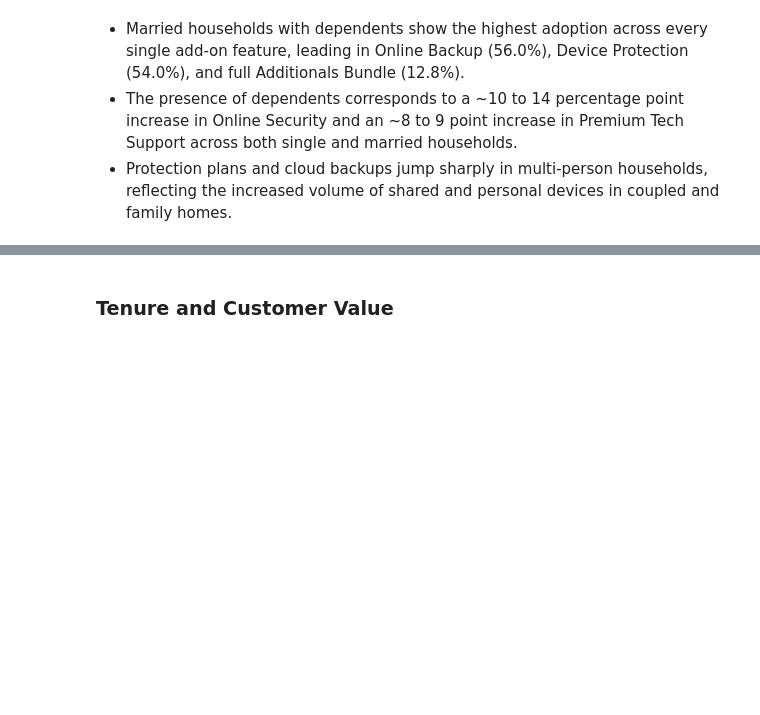
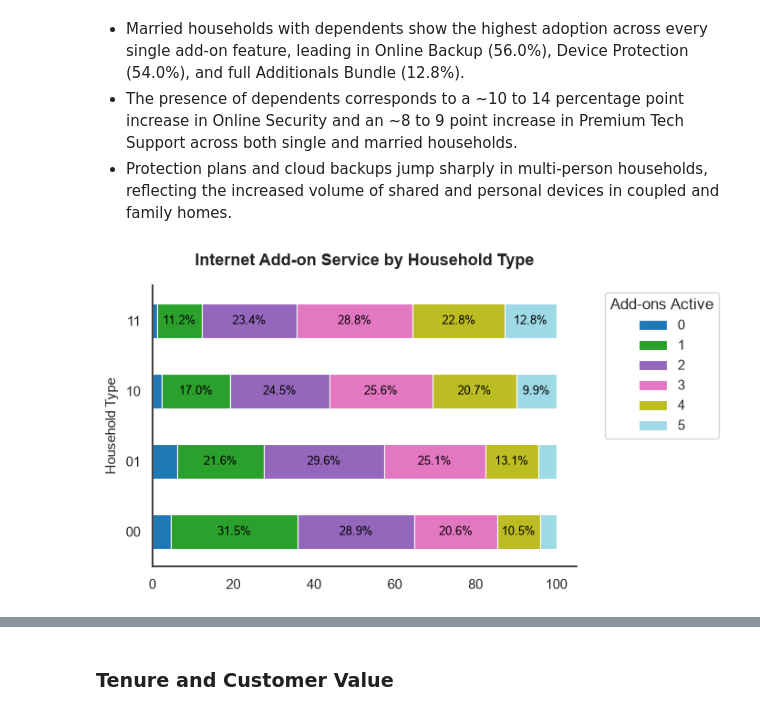
Before and after one commit to pendergataxel/telecom-customer-churn-analysis, a Jupyter notebook: notebooks/03_bivariate_and_churn_drivers.ipynb, the cells around one changed output, grey strips where cells are left out. Saved outputs shown, nothing was run; the diff lists cells and outputs as text; code cells hidden in the pictures; blank space fills up the shorter version.

```diff
--- a/notebooks/03_bivariate_and_churn_drivers.ipynb
+++ b/notebooks/03_bivariate_and_churn_drivers.ipynb
@@ -353,3 +364,52 @@ plt.xticks(rotation=45, ha='right');
 - Married households with dependents show the highest adoption across every single add-on feature, leading in Online Backup (56.0%), Device Protection (54.0%), and full Additionals Bundle (12.8%).
 - The presence of dependents corresponds to a ~10 to 14 percentage point increase in Online Security and an ~8 to 9 point increase in Premium Tech Support across both single and married households.
 - Protection plans and cloud backups jump sharply in multi-person households, reflecting the increased volume of shared and personal devices in coupled and family homes.
+# %%
+add_on_cols = [
+    'Unlimited Data',
+    'Online Security',
+    'Online Backup',
+    'Device Protection Plan',
+    'Premium Tech Support'
+]
+
+internet_customers['Add-on Count'] = (internet_customers[add_on_cols] == 1).sum(axis=1)
+
+addon_dist = (
+    pd.crosstab(
+        internet_customers['Household Type'],
+        internet_customers['Add-on Count'],
+        normalize='index'
+    ) * 100
+)
+
+fig, ax = plt.subplots()
+
+addon_dist.plot(
+    kind='barh',
+    stacked=True,
+    colormap='tab20',
+    edgecolor='white',
+    linewidth=0.8,
+    ax=ax
+)
+
+ax.legend(bbox_to_anchor=(1.05, 1), title='Add-ons Active')
+ax.set_title('Internet Add-on Service by Household Type')
+
+for container in ax.containers:
+    for patch in container:
+        width = patch.get_width()
+        if width > 7:
+            x = patch.get_x() + width / 2
+            y = patch.get_y() + patch.get_height() / 2
+            ax.annotate(
+                f'{width:.1f}%',
+                (x, y),
+                ha='center',
+                va='center',
+                color='black',
+                fontsize=9
+            );
+# %% [output]
+[figure, added]
```
Also changed, not shown: parts of 74 cells of this notebook.
